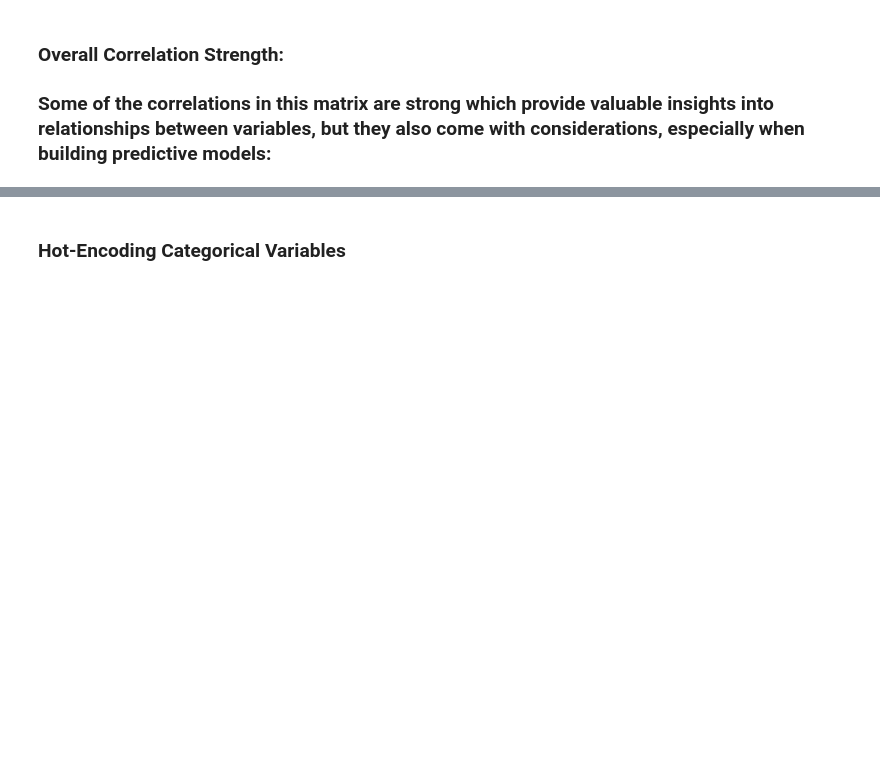
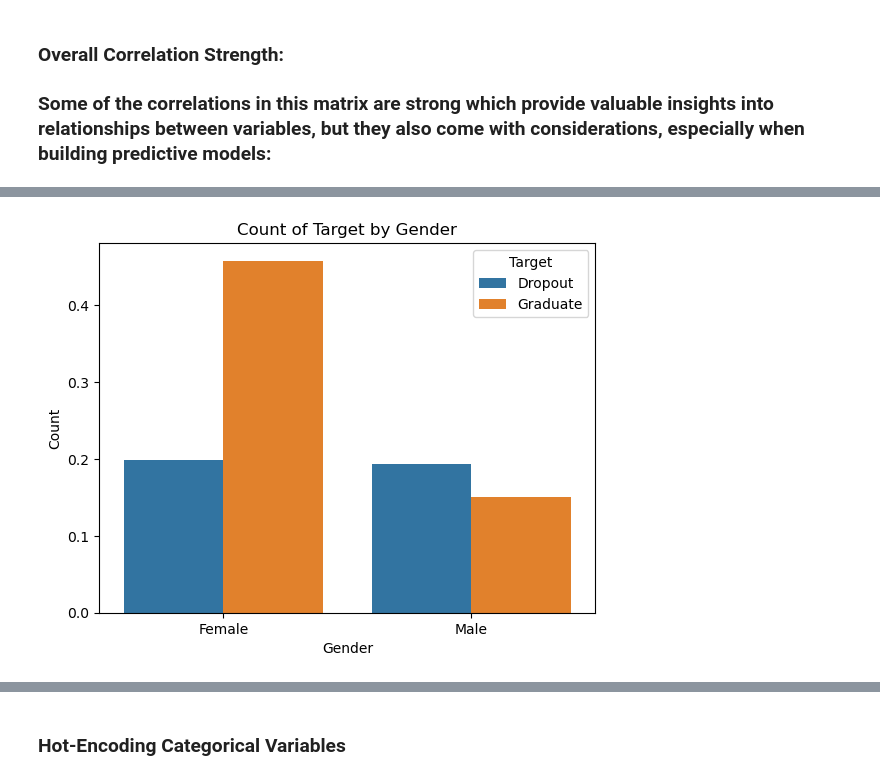
Before and after one commit to mrme77/School_DropOuts, a Jupyter notebook: Analysis.ipynb, the cells around one changed output, grey strips where cells are left out. Drawn from its saved outputs; the diff is of its cells as text; code cells hidden in the pictures; blank space fills up the shorter version.

```diff
--- a/Analysis.ipynb
+++ b/Analysis.ipynb
@@ -404,0 +495,2 @@ plt.show()
+# %%
+df_filtered['Target'] = df_filtered['Target'].map({'Dropout': 1, 'Graduate': 0})
@@ -404,0 +526,15 @@ plt.show()
+# %%
+
+df_grouped = (df_filtered.groupby(['Gender', 'Target'])['Target'].count()/df_filtered.shape[0]).reset_index(name='Count')
+
+sns.barplot(data=df_grouped, x='Gender', y='Count', hue='Target')
+
+plt.xticks([0, 1], ['Female', 'Male'])
+
+# Add labels and title
+plt.xlabel('Gender')
+plt.ylabel('Count')
+plt.title('Count of Target by Gender')
+plt.show();
+# %% [output]
+[figure, added]
```
Also changed, not shown: parts of 28 cells of this notebook.
